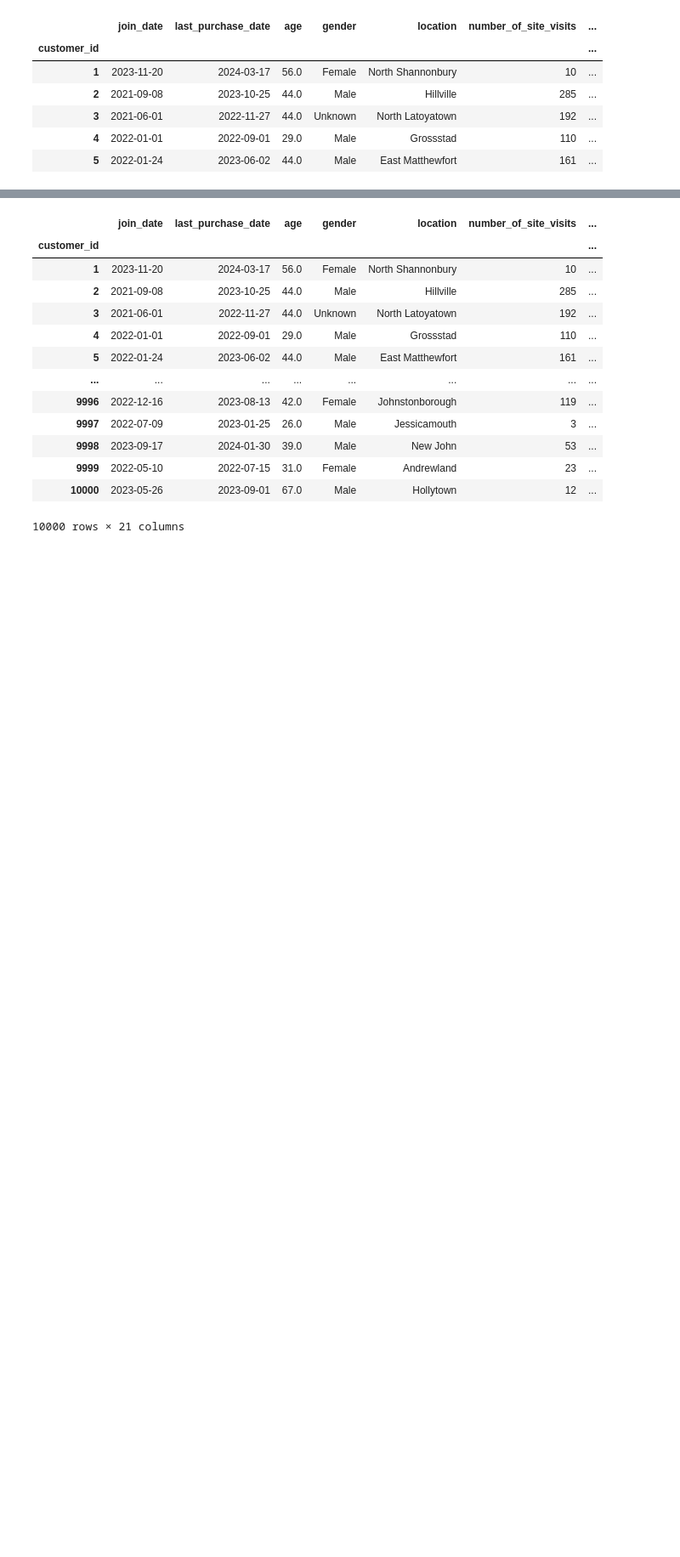
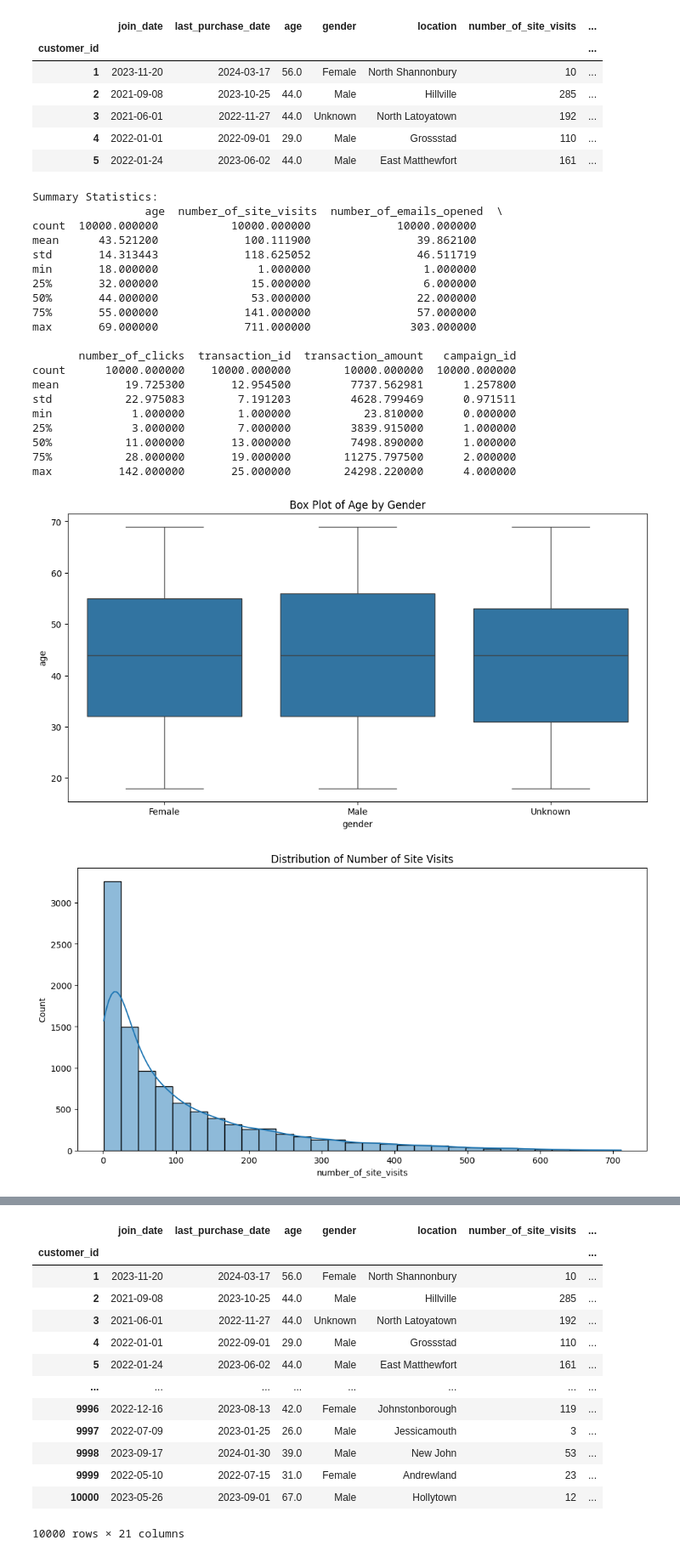
Before and after one commit to Aimermer/schulich_data_science, a Jupyter notebook: assignment2.ipynb, the cells around one changed output, grey strips where cells are left out. Shown at 85% size. Cells and saved outputs as stored; diff of their text form; code cells hidden in the pictures; blank space fills up the shorter version.

```diff
--- a/assignment2.ipynb
+++ b/assignment2.ipynb
@@ -208,3 +208,52 @@ joint_data.head()
 | 3 | 2021-06-01 | 2022-11-27 | 44.0 | Unknown | North Latoyatown | 192 | ... |
 | 4 | 2022-01-01 | 2022-09-01 | 29.0 | Male | Grossstad | 110 | ... |
 | 5 | 2022-01-24 | 2023-06-02 | 44.0 | Male | East Matthewfort | 161 | ... |
+# %%
+# Summary Statistics
+print("Summary Statistics:\n", joint_data.describe())
+
+# Distribution Plots (Histograms)
+# Box Plot for Age by Gender
+plt.figure(figsize=(12, 6))
+sns.boxplot(x='gender', y='age', data=joint_data)
+plt.title('Box Plot of Age by Gender')
+plt.show()
+
+plt.figure(figsize=(12, 6))
+sns.histplot(joint_data['number_of_site_visits'], bins=30, kde=True)
+plt.title('Distribution of Number of Site Visits')
+plt.show()
+
+plt.figure(figsize=(12, 6))
+sns.histplot(joint_data['number_of_emails_opened'], bins=30, kde=True)
+plt.title('Distribution of Number of Emails Opened')
+plt.show()
+
+# Box Plots
+plt.figure(figsize=(12, 6))
+sns.boxplot(x='gender', y='transaction_amount', data=joint_data)
+plt.title('Box Plot of Transaction Amount by Gender')
+plt.show()
+# %% [output]
+Summary Statistics:
+                 age  number_of_site_visits  number_of_emails_opened  \
+count  10000.000000           10000.000000             10000.000000
+mean      43.521200             100.111900                39.862100
+std       14.313443             118.625052                46.511719
+min       18.000000               1.000000                 1.000000
+25%       32.000000              15.000000                 6.000000
+50%       44.000000              53.000000                22.000000
+75%       55.000000             141.000000                57.000000
+max       69.000000             711.000000               303.000000
+
+       number_of_clicks  transaction_id  transaction_amount   campaign_id
+count      10000.000000    10000.000000        10000.000000  10000.000000
+mean          19.725300       12.954500         7737.562981      1.257800
+std           22.975083        7.191203         4628.799469      0.971511
+min            1.000000        1.000000           23.810000      0.000000
+25%            3.000000        7.000000         3839.915000      1.000000
+50%           11.000000       13.000000         7498.890000      1.000000
+75%           28.000000       19.000000        11275.797500      2.000000
+max          142.000000       25.000000        24298.220000      4.000000
+[figure, added]
+[figure, added]
```
Also changed, not shown: parts of 15 cells of this notebook.
